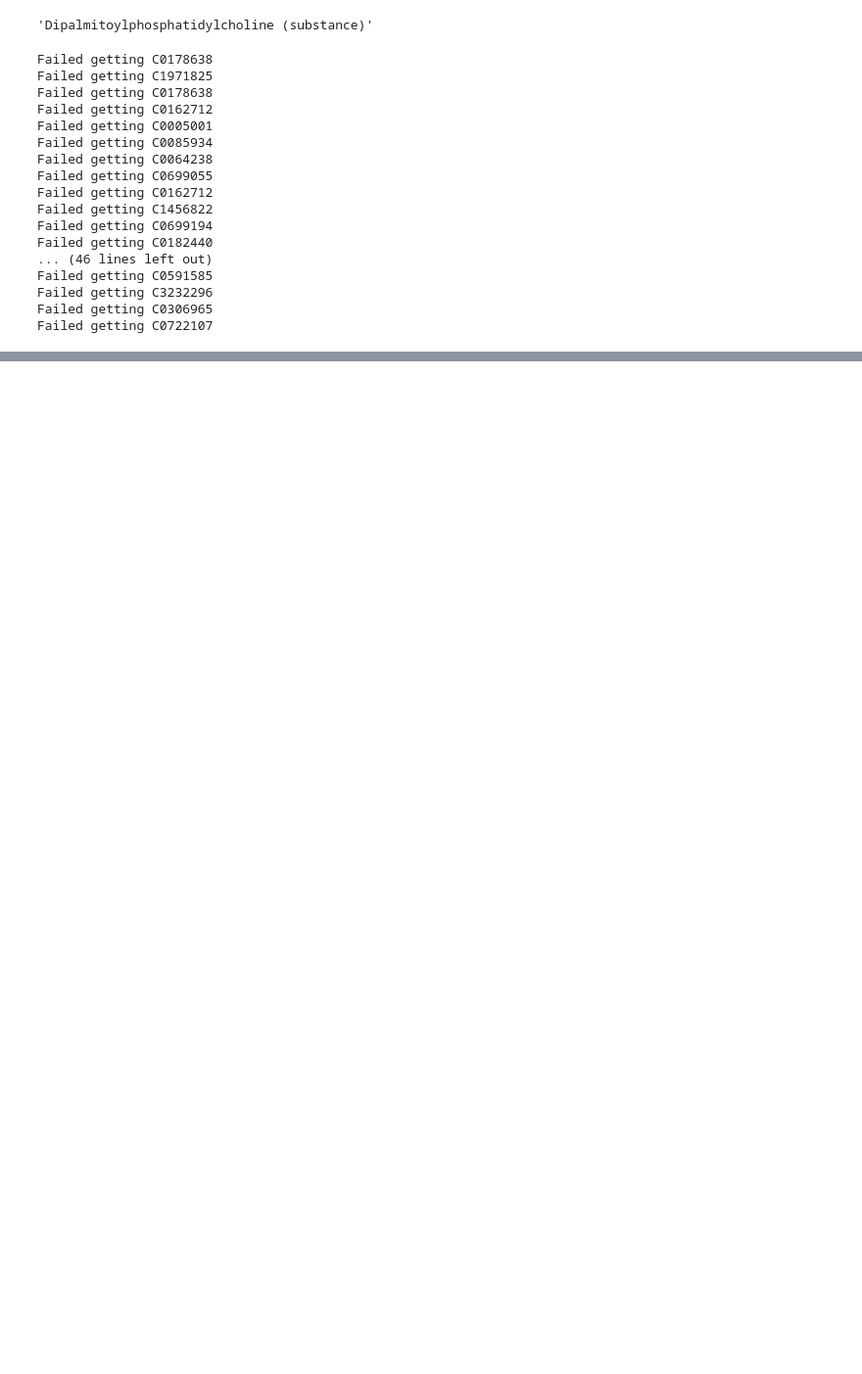
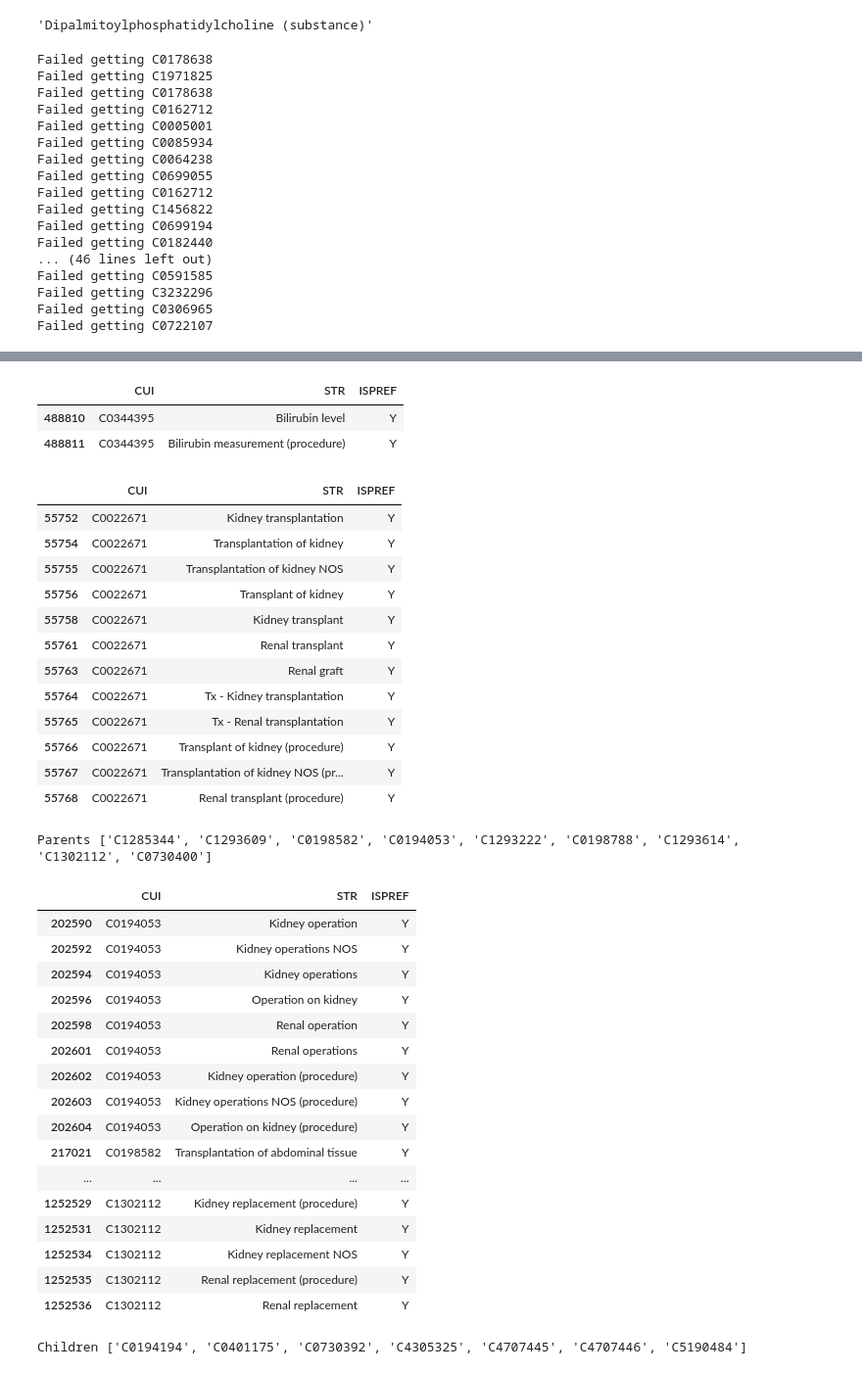
Before and after one commit to etfrenchvcu/thesis, a Jupyter notebook: error_analysis.ipynb, the cells around one changed output, grey strips where cells are left out. Shown at 98% size. Saved outputs shown, nothing was run; the diff lists cells and outputs as text; code cells hidden in the pictures; blank space fills up the shorter version.

```diff
--- a/error_analysis.ipynb
+++ b/error_analysis.ipynb
@@ -81,0 +129,50 @@ ambiguous_error[:50]
+# %%
+cui = 'C0344395'
+display(mrconso[(mrconso.CUI==cui)&(mrconso.ISPREF=='Y')])
+# %% [output]
+|  | CUI | STR | ISPREF |
+| 488810 | C0344395 | Bilirubin level | Y |
+| 488811 | C0344395 | Bilirubin measurement (procedure) | Y |
+# %%
+cui = 'C0022671'
+display(mrconso[(mrconso.CUI==cui)&(mrconso.ISPREF=='Y')])
+umls.dist('C0032821','C0202194')
+p = [c for n,c in umls.parents[cui]]
+print("Parents",p)
+display(mrconso[(mrconso.CUI.isin(p))&(mrconso.ISPREF=='Y')])
+k = [c for n,c in umls.children[cui]]
+print("Children", k)
+display(mrconso[(mrconso.CUI.isin(k))&(mrconso.ISPREF=='Y')])
+# %% [output]
+|  | CUI | STR | ISPREF |
+| 55752 | C0022671 | Kidney transplantation | Y |
+| 55754 | C0022671 | Transplantation of kidney | Y |
+| 55755 | C0022671 | Transplantation of kidney NOS | Y |
+| 55756 | C0022671 | Transplant of kidney | Y |
+| 55758 | C0022671 | Kidney transplant | Y |
+| 55761 | C0022671 | Renal transplant | Y |
+| 55763 | C0022671 | Renal graft | Y |
+| 55764 | C0022671 | Tx - Kidney transplantation | Y |
+| 55765 | C0022671 | Tx - Renal transplantation | Y |
+| 55766 | C0022671 | Transplant of kidney (procedure) | Y |
+| 55767 | C0022671 | Transplantation of kidney NOS (pr... | Y |
+| 55768 | C0022671 | Renal transplant (procedure) | Y |
+Parents ['C1285344', 'C1293609', 'C0198582', 'C0194053', 'C1293222', 'C0198788', 'C1293614', 'C1302112', 'C0730400']
+|  | CUI | STR | ISPREF |
+| 202590 | C0194053 | Kidney operation | Y |
+| 202592 | C0194053 | Kidney operations NOS | Y |
+| 202594 | C0194053 | Kidney operations | Y |
+| 202596 | C0194053 | Operation on kidney | Y |
+| 202598 | C0194053 | Renal operation | Y |
+| 202601 | C0194053 | Renal operations | Y |
+| 202602 | C0194053 | Kidney operation (procedure) | Y |
+| 202603 | C0194053 | Kidney operations NOS (procedure) | Y |
+| 202604 | C0194053 | Operation on kidney (procedure) | Y |
+| 217021 | C0198582 | Transplantation of abdominal tissue | Y |
+| ... | ... | ... | ... |
+| 1252529 | C1302112 | Kidney replacement (procedure) | Y |
+| 1252531 | C1302112 | Kidney replacement | Y |
+| 1252534 | C1302112 | Kidney replacement NOS | Y |
+| 1252535 | C1302112 | Renal replacement (procedure) | Y |
+| 1252536 | C1302112 | Renal replacement | Y |
+Children ['C0194194', 'C0401175', 'C0730392', 'C4305325', 'C4707445', 'C4707446', 'C5190484']
```
Also changed, not shown: parts of 13 cells of this notebook, 4 other files.
